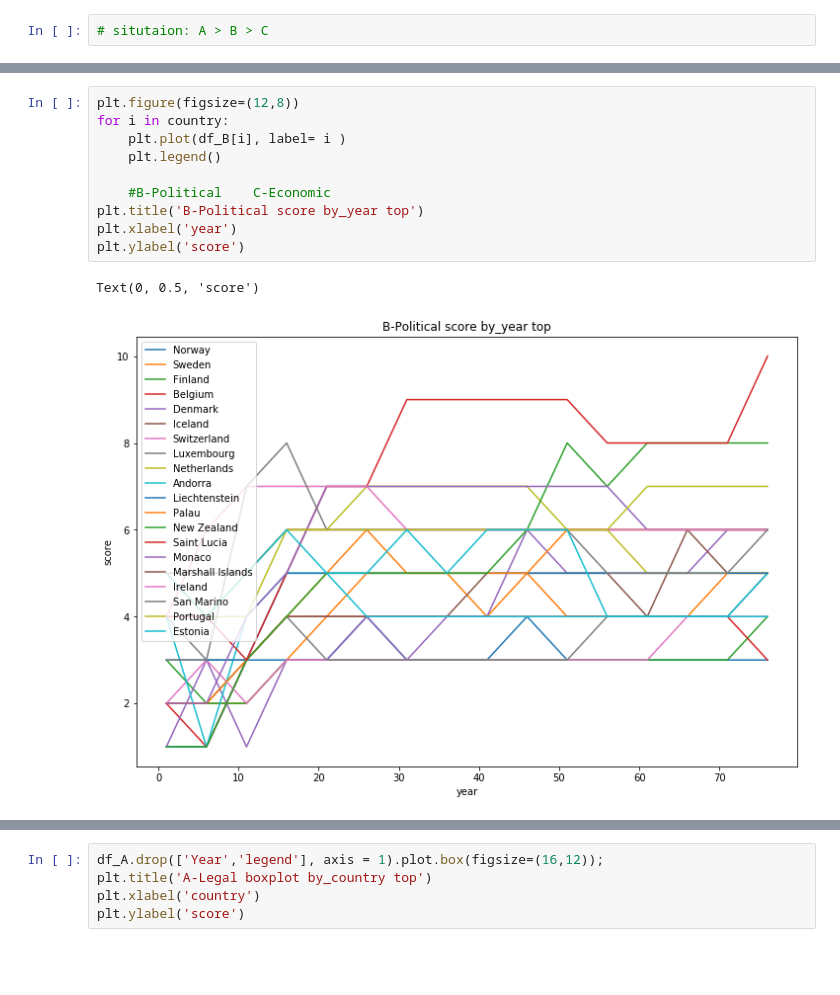
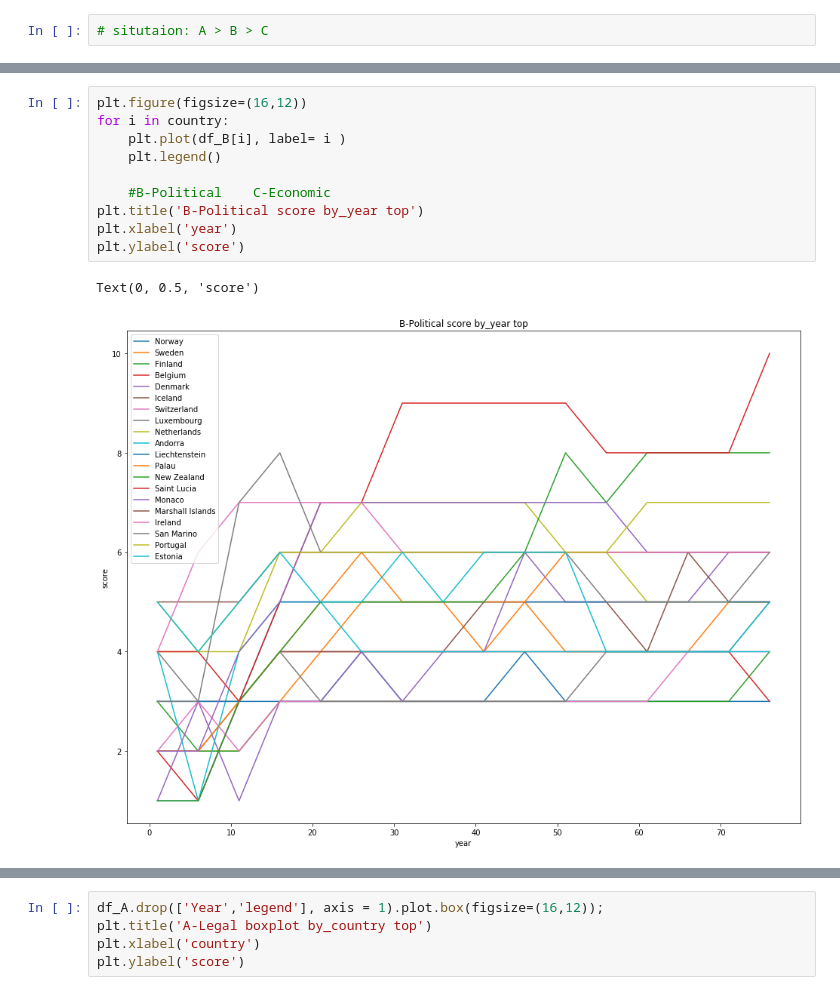
Before and after one commit to ivyWANG958/python-data-analysis, a Jupyter notebook: journalists_danger/top20.ipynb, the cells around one changed output, grey strips where cells are left out. Cells and saved outputs as stored; diff of their text form; blank space fills up the shorter version.

```diff
--- a/journalists_danger/top20.ipynb
+++ b/journalists_danger/top20.ipynb
@@ -202,16 +198,16 @@ plt.ylabel('score')
 # %% [output]
 Text(0, 0.5, 'score')
 # %%
-plt.figure(figsize=(12,8))
+plt.figure(figsize=(16,12))
 for i in country:
     plt.plot(df_B[i], label= i )
     plt.legend()
 
     #B-Political	C-Economic
 plt.title('B-Political score by_year top')
 plt.xlabel('year')
 plt.ylabel('score')
 # %% [output]
 Text(0, 0.5, 'score')
-[figure, old version]
+[figure, new version]
 # %%
```
Also changed, not shown: parts of 12 cells of this notebook, 1 other file.
